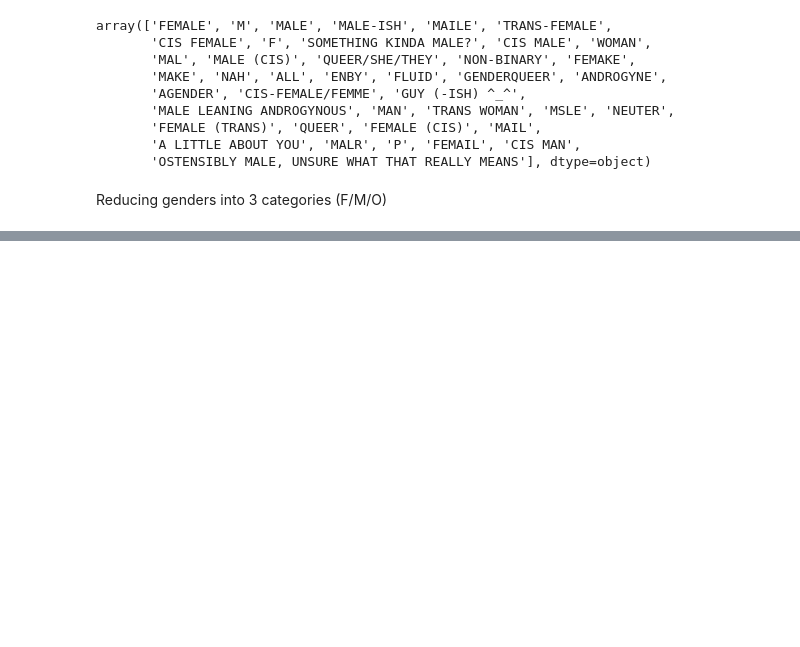
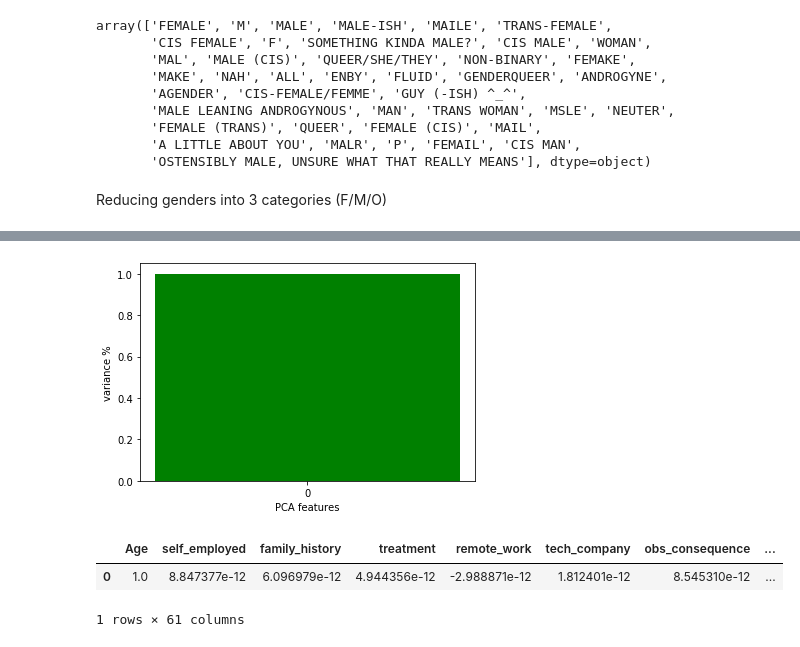
Before and after one commit to Alice-Scholze/mental-health, a Jupyter notebook: PreprocessingData.ipynb, the cells around one changed output, grey strips where cells are left out. Saved outputs shown, nothing was run; the diff lists cells and outputs as text; code cells hidden in the pictures; blank space fills up the shorter version.

```diff
--- a/PreprocessingData.ipynb
+++ b/PreprocessingData.ipynb
@@ -165,6 +156,7 @@ Getting rid of useless columns
 df.drop('Timestamp', 1, inplace = True)
 df.drop('state', 1, inplace = True)
 df.drop('comments', 1, inplace = True)
+df.drop('Country', 1, inplace = True)
 
 df.columns
 # %% [output]
@@ -211,0 +248,18 @@ df.loc[other_filter, 'Gender'] = 'O'
+# %%
+df.drop(['mental_vs_physical'], axis='columns', inplace = True)
+df.drop(['phys_health_interview'], axis='columns', inplace = True)
+df.drop(['mental_health_interview'], axis='columns', inplace = True)
+df.drop(['supervisor'], axis='columns', inplace = True)
+df.drop(['coworkers'], axis='columns', inplace = True)
+df.drop(['phys_health_consequence'], axis='columns', inplace = True)
+df.drop(['leave'], axis='columns', inplace = True)
+df.drop(['anonymity'], axis='columns', inplace = True)
+df.drop(['seek_help'], axis='columns', inplace = True)
+df.drop(['wellness_program'] , axis='columns', inplace = True)
+df.drop(['care_options'], axis='columns', inplace = True)
+df.drop(['benefits'], axis='columns', inplace = True)
+df.drop(['no_employees'], axis='columns', inplace = True)
+df.drop(['work_interfere'], axis='columns', inplace = True)
+df.drop(['mental_health_consequence'], axis='columns', inplace = True)
+df.drop(['Gender'], axis='columns', inplace = True)
+df.shape
@@ -211,0 +290,4 @@ df.loc[other_filter, 'Gender'] = 'O'
+# %%
+pca = PCA(0.95)
+df_pca = pca.fit_transform(df)
+pd.DataFrame(df_pca)
@@ -211,0 +308,15 @@ df.loc[other_filter, 'Gender'] = 'O'
+# %%
+features = range(pca.n_components_)
+plt.bar(features, pca.explained_variance_ratio_, color='green')
+plt.xlabel('PCA features')
+plt.ylabel('variance %')
+plt.xticks(features)
+plt.show()
+# %% [output]
+[figure, added]
+# %%
+pd.DataFrame(pca.components_,columns=df.columns)
+# %% [output]
+|  | Age | self_employed | family_history | treatment | remote_work | tech_company | obs_consequence | ... |
+| 0 | 1.0 | 8.847377e-12 | 6.096979e-12 | 4.944356e-12 | -2.988871e-12 | 1.812401e-12 | 8.545310e-12 | ... |
+1 rows × 61 columns
```
Also changed, not shown: parts of 15 cells of this notebook, 1 other file.
